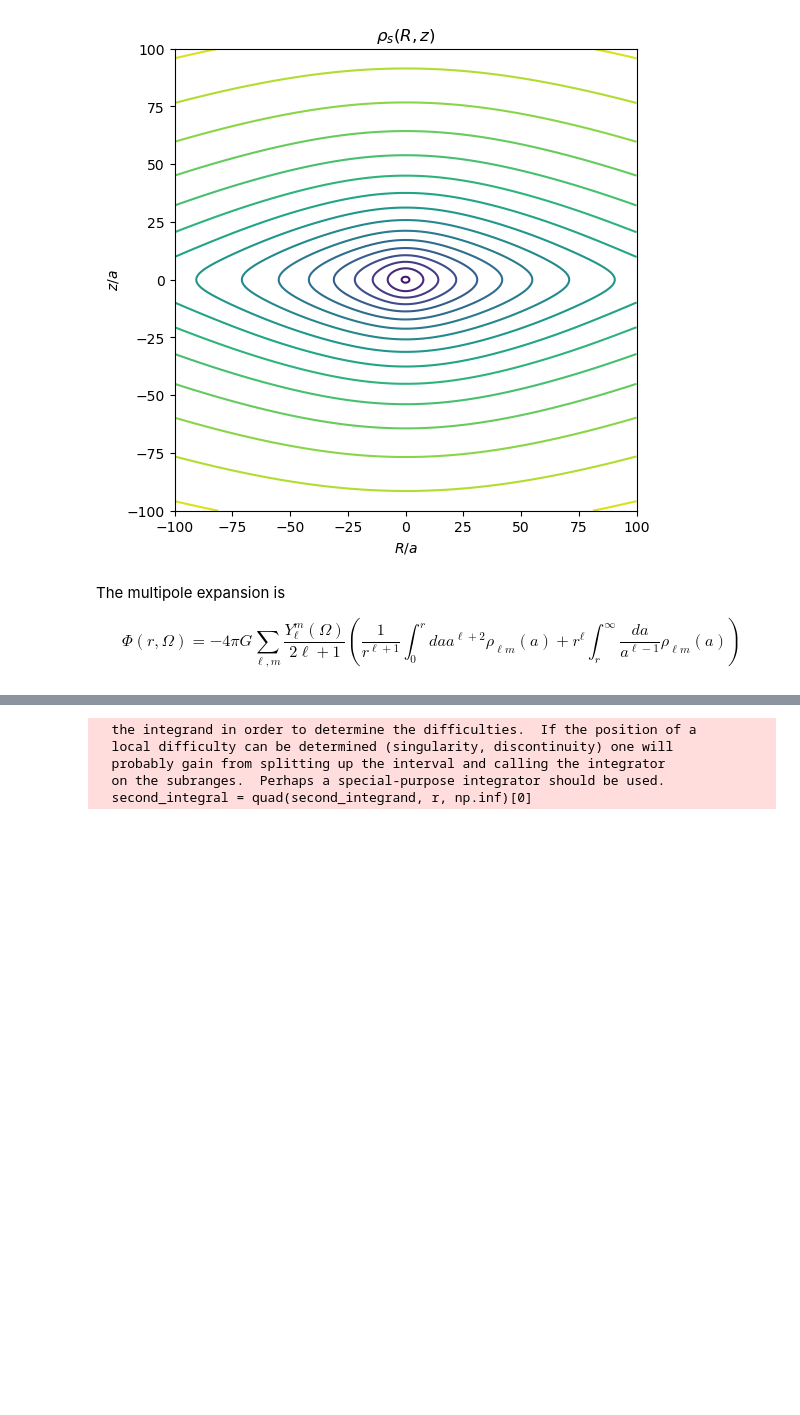
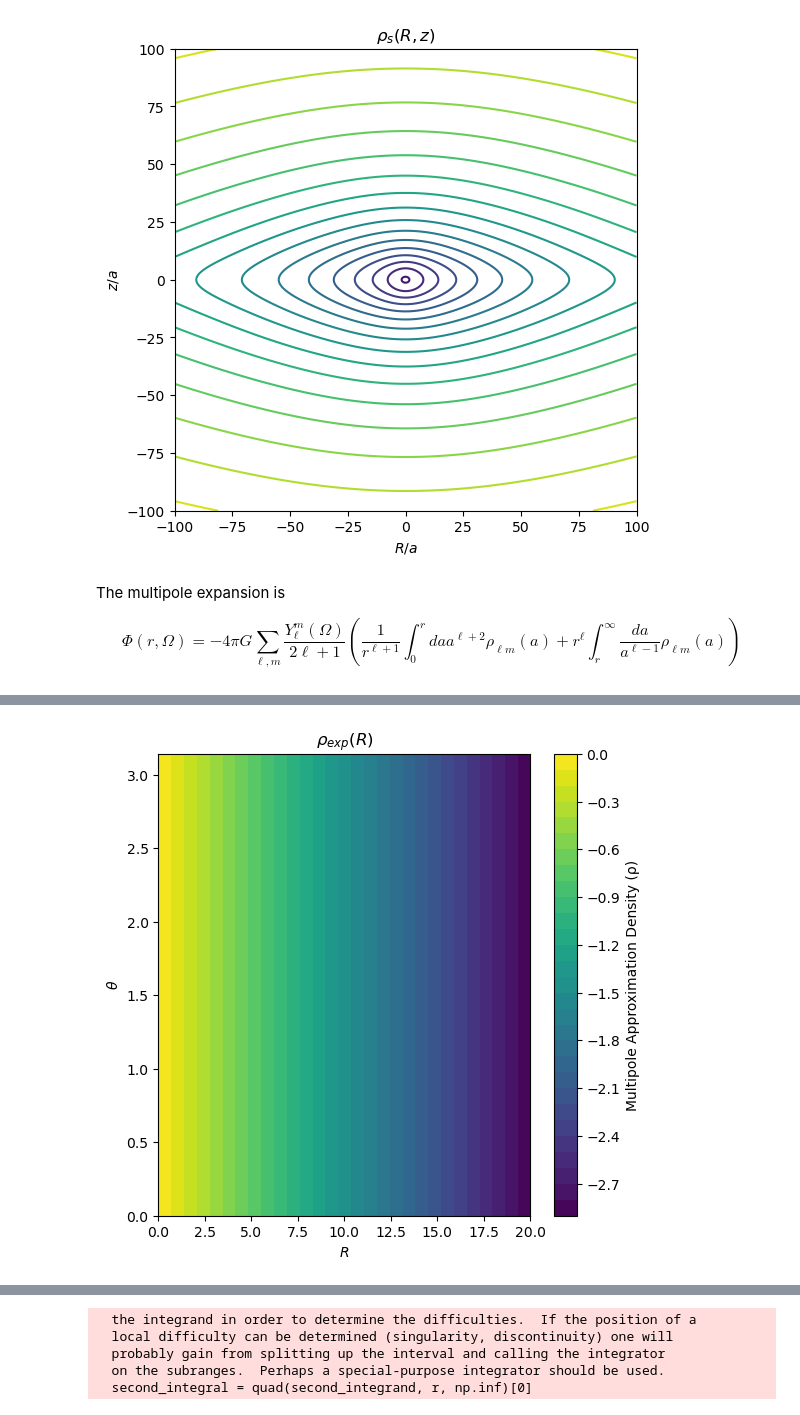
Before and after one commit to AdamSmithOrlik/galactic-dynamics, a Jupyter notebook: dev.ipynb, the cells around one changed output, grey strips where cells are left out. Saved outputs shown, nothing was run; the diff lists cells and outputs as text; code cells hidden in the pictures; blank space fills up the shorter version.

```diff
--- a/dev.ipynb
+++ b/dev.ipynb
@@ -58,5 +58,18 @@ plt.show()
 The multipole expansion is
 
 $$ \Phi(r,\Omega) = -4\pi G \sum_{\ell,m} \frac{Y_\ell^m(\Omega)}{2\ell+1}\left(\frac{1}{r^{\ell+1}} \int_0^r da a^{\ell+2}\rho_{\ell m}(a) + r^\ell \int_r^\infty \frac{da}{a^{\ell-1}}\rho_{\ell m}(a)\right)$$
+# %%
+# Parameters for test densities
+rho_0 = 1.0  # Constant density for the uniform profile
+R_0 = 5.0    # Cutoff radius for the uniform profile
+R_scale = 3.0  # Scale for the exponential profile
+
+# Test density functions
+def rho_uniform(R, z):
+    r = np.sqrt(R**2 + z**2)
+    return rho_0 if r <= R_0 else 0
+
+def rho_exponential(r):
+    return rho_0 * np.exp(-r / R_scale)
 # %%
 # expanding the potential in spherical harmonics
@@ -74,0 +113,18 @@ rho_lm(2, 100, 100)
+# %%
+# visualize exponential density in r and theta plane
+R = np.linspace(0, 20, 100)
+theta = np.linspace(0, np.pi, 100)
+R, theta = np.meshgrid(R, theta)
+
+rho = np.array(rho_exponential(R))
+
+plt.figure(figsize=(6, 6))
+contour = plt.contourf(R, theta, np.log10(rho), levels=30, cmap='viridis')
+plt.colorbar(contour, label='Multipole Approximation Density (ρ)')
+plt.xlabel(r'$R$')
+plt.ylabel(r'$\theta$')
+plt.title(r'$\rho_{exp}(R)$')
+
+plt.show()
+# %% [output]
+[figure, added]
```
Also changed, not shown: parts of 10 cells of this notebook.
